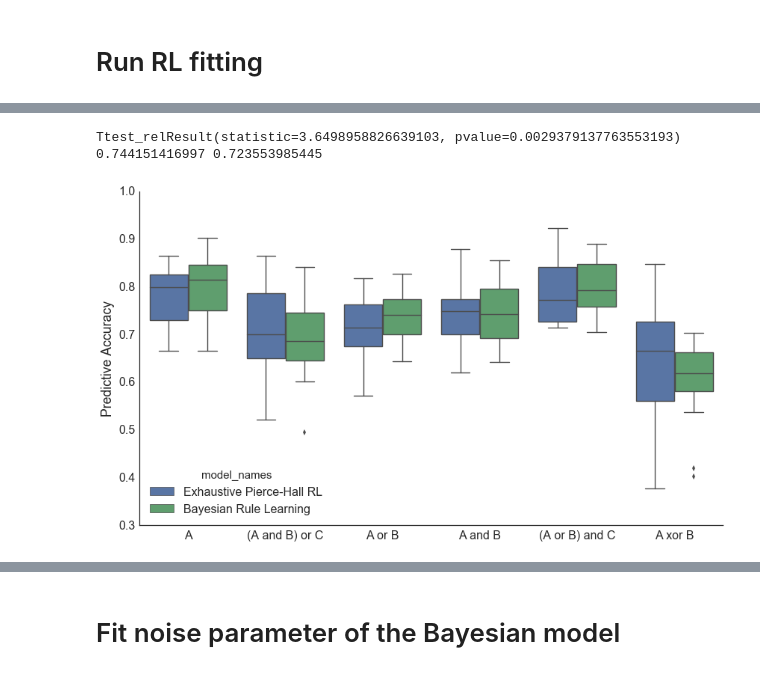
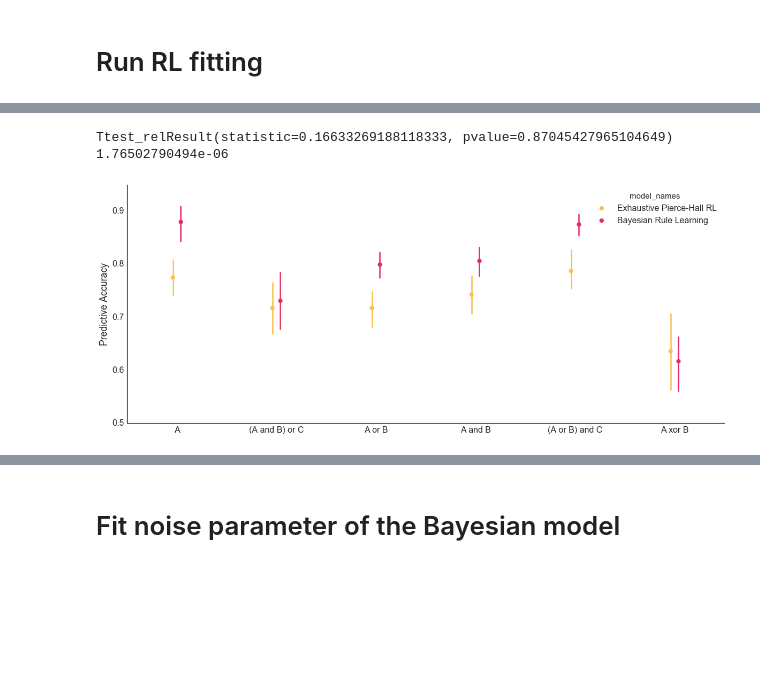
Before and after one commit to iancballard/rule_learning, a Jupyter notebook: model_fitting_predictive_LL.ipynb, the cells around one changed output, grey strips where cells are left out. Saved outputs shown, nothing was run; the diff lists cells and outputs as text; code cells hidden in the pictures; blank space fills up the shorter version.

```diff
--- a/model_fitting_predictive_LL.ipynb
+++ b/model_fitting_predictive_LL.ipynb
@@ -393,10 +417,10 @@ results_df.groupby('model_id').mean()
 # %%
-sns.set_context('paper',font_scale = 2,rc={"figure.figsize": (20, 6)})
+sns.set_context('paper',font_scale = 2,rc={"figure.figsize": (20, 8)})
 sns.set_style("white")
 fig_df = results_df.groupby(['sub','model_id']).mean().reset_index().copy()
 
 #drop other conditions
-cond_order = ['feature_std_','naive_std_','exhaustive_std_','exhaustive_PH_','bayes','exhaustive_PH_Bayes']
+cond_order = ['feature_std_','naive_std_','exhaustive_std_','exhaustive_PH_','exhaustive_PH_Bayes','bayes']
 for m in set(fig_df['model_id']):
     if m not in cond_order:
         fig_df = fig_df[fig_df['model_id'] != m]
@@ -406,15 +430,17 @@ cond_names_figure = {'bayes':'Bayesian Rule Learning',
                     'feature_std_': 'Feature RL',
                      'naive_std_':'Naive RL',
                      'exhaustive_std_': 'Exhaustive RL',
-                     'exhaustive_PH_': 'Exhaustive Pierce-Hall RL',
+                     'exhaustive_PH_': 'Exhaustive Pearce-Hall RL',
                      'exhaustive_PH_Bayes': "Bayesian-RL Mixture"}
 fig_df['model_names'] = [cond_names_figure[x] for x in fig_df['model_id']]
 cond_order = [cond_names_figure[x] for x in cond_order]
 
-ax = sns.barplot(x="model_names", y="test_LL", order = cond_order, data=fig_df)
+ax = sns.barplot(x="model_names", y="test_LL", order = cond_order, data=fig_df,
+                palette = flatui)
+ax.set(ylim=(.5, 1))
 
 sns.despine()
 plt.ylabel('Predictive Accuracy')
 plt.xlabel('')
-plt.savefig('../figures/revision/predictive_likelihoods.png',dpi=600)
+plt.savefig('../figures/revision/predictive_likelihoods.svg',dpi=600)
 # %% [output]
@@ -422,39 +448,37 @@ plt.savefig('../figures/revision/predictive_likelihoods.png',dpi=600)
 # %%
-a = results_df.set_index('model_id').loc['exhaustive_PH_Bayes'].groupby('sub').mean()['test_LL'].values
-b = results_df.set_index('model_id').loc['exhaustive_std_'].groupby('sub').mean()['test_LL'].values
+a = results_df.set_index('model_id').loc['naive_std_'].groupby('sub').mean()['test_LL'].values
+b = results_df.set_index('model_id').loc['naive_PH_'].groupby('sub').mean()['test_LL'].values
 
 print scipy.stats.ttest_rel(a, b)
-print np.mean(a),np.mean(b)
+print np.mean(a) - np.mean(b)
 # %% [output]
-Ttest_relResult(statistic=3.6498958826639103, pvalue=0.0029379137763553193)
-0.744151416997 0.723553985445
+Ttest_relResult(statistic=0.16633269188118333, pvalue=0.87045427965104649)
+1.76502790494e-06
 # %%
-plt.figure(figsize=(14, 8))
+palette = ["#fcbf4a", "#e52c66"]
+plt.figure(figsize=(20, 8))
 fig_df = results_df.copy()
 
 cond_order = ['bayes','exhaustive_PH_']
 for m in set(fig_df['model_id']):
     if m not in cond_order:
         fig_df = fig_df[fig_df['model_id'] != m]
 
 
 #make pretty
 cond_names_figure = {'bayes':'Bayesian Rule Learning',
-                    'feature_std_': 'Feature RL',
-                     'naive_std_':'Naive RL',
-                     'exhaustive_std_': 'Exhaustive RL',
-                     'exhaustive_PH_': 'Exhaustive Pierce-Hall RL',
-                     'exhaustive_PH_Bayes': "Bayesian-RL Mixture"}
+                     'exhaustive_PH_': 'Exhaustive Pierce-Hall RL'}
 fig_df['model_names'] = [cond_names_figure[x] for x in fig_df['model_id']]
 cond_order = [cond_names_figure[x] for x in cond_order]
 
-sns.boxplot(x="test_cond", y="test_LL",hue = 'model_names', data=fig_df)
+sns.pointplot(x="test_cond", y="test_LL",hue = 'model_names', join = False, dodge = .08, data=fig_df,
+             palette = palette)
 sns.despine()
 plt.ylabel('Predictive Accuracy')
 plt.xlabel('')
-plt.savefig('../figures/revision/rule_by_rule.png',dpi=600)
+plt.savefig('../figures/revision/rule_by_rule.svg',dpi=600)
 # %% [output]
-[figure, old version]
+[figure, new version]
 # %%
 cond_df = pd.pivot_table(fig_df, values='test_LL', index=['test_cond', 'sub'],
                    columns=['model_id'])
```
Also changed, not shown: parts of 33 cells of this notebook.
